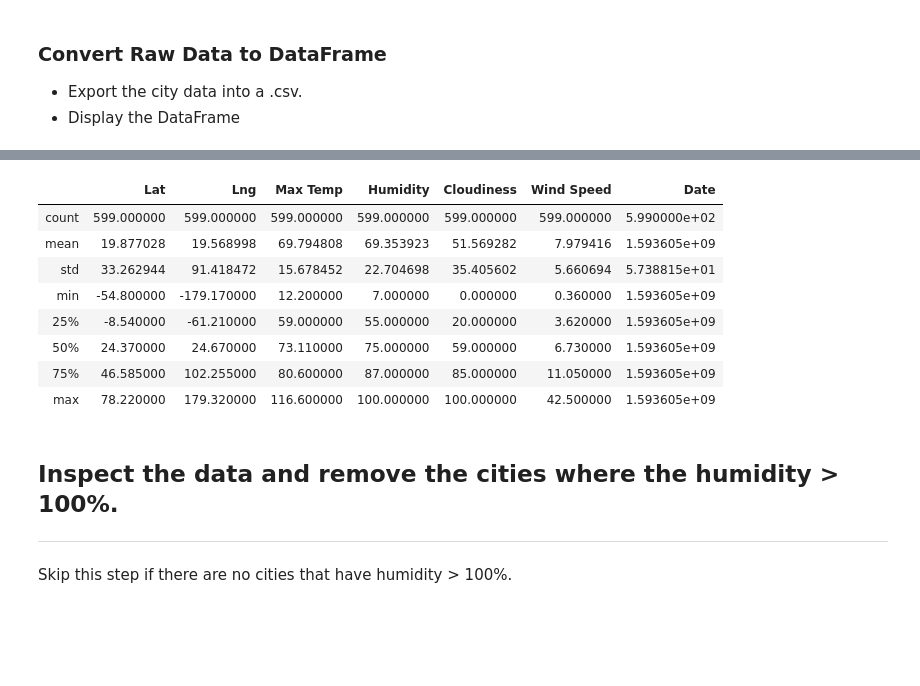
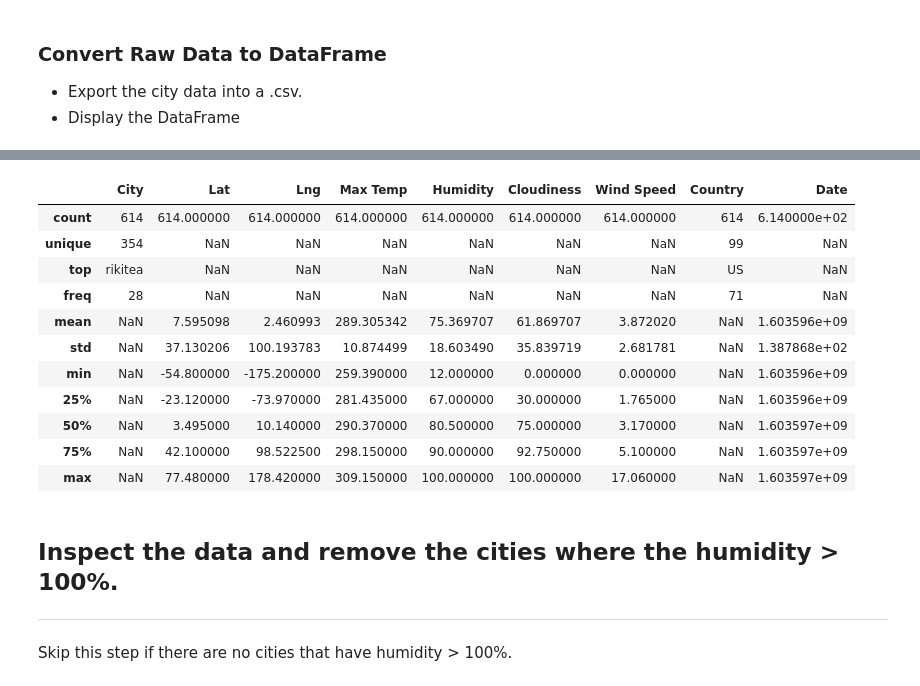
Before and after one commit to skhelifi1/APIs, a Jupyter notebook: WeatherPy/WeatherPy.ipynb, the cells around one changed output, grey strips where cells are left out. Drawn from its saved outputs; the diff is of its cells as text; code cells hidden in the pictures; blank space fills up the shorter version.

```diff
--- a/WeatherPy/WeatherPy.ipynb
+++ b/WeatherPy/WeatherPy.ipynb
@@ -128,15 +125,18 @@ FileNotFoundError: [Errno 2] No such file or directory: 'output/city_data.csv'
 # %%
-weather_df.describe(incluse="all")
+weather_df.describe(include="all")
 # %% [output]
-|  | Lat | Lng | Max Temp | Humidity | Cloudiness | Wind Speed | Date |
-| count | 599.000000 | 599.000000 | 599.000000 | 599.000000 | 599.000000 | 599.000000 | 5.990000e+02 |
-| mean | 19.877028 | 19.568998 | 69.794808 | 69.353923 | 51.569282 | 7.979416 | 1.593605e+09 |
-| std | 33.262944 | 91.418472 | 15.678452 | 22.704698 | 35.405602 | 5.660694 | 5.738815e+01 |
-| min | -54.800000 | -179.170000 | 12.200000 | 7.000000 | 0.000000 | 0.360000 | 1.593605e+09 |
-| 25% | -8.540000 | -61.210000 | 59.000000 | 55.000000 | 20.000000 | 3.620000 | 1.593605e+09 |
-| 50% | 24.370000 | 24.670000 | 73.110000 | 75.000000 | 59.000000 | 6.730000 | 1.593605e+09 |
-| 75% | 46.585000 | 102.255000 | 80.600000 | 87.000000 | 85.000000 | 11.050000 | 1.593605e+09 |
-| max | 78.220000 | 179.320000 | 116.600000 | 100.000000 | 100.000000 | 42.500000 | 1.593605e+09 |
+|  | City | Lat | Lng | Max Temp | Humidity | Cloudiness | Wind Speed | Country | Date |
+| count | 614 | 614.000000 | 614.000000 | 614.000000 | 614.000000 | 614.000000 | 614.000000 | 614 | 6.140000e+02 |
+| unique | 354 | NaN | NaN | NaN | NaN | NaN | NaN | 99 | NaN |
+| top | rikitea | NaN | NaN | NaN | NaN | NaN | NaN | US | NaN |
+| freq | 28 | NaN | NaN | NaN | NaN | NaN | NaN | 71 | NaN |
+| mean | NaN | 7.595098 | 2.460993 | 289.305342 | 75.369707 | 61.869707 | 3.872020 | NaN | 1.603596e+09 |
+| std | NaN | 37.130206 | 100.193783 | 10.874499 | 18.603490 | 35.839719 | 2.681781 | NaN | 1.387868e+02 |
+| min | NaN | -54.800000 | -175.200000 | 259.390000 | 12.000000 | 0.000000 | 0.000000 | NaN | 1.603596e+09 |
+| 25% | NaN | -23.120000 | -73.970000 | 281.435000 | 67.000000 | 30.000000 | 1.765000 | NaN | 1.603596e+09 |
+| 50% | NaN | 3.495000 | 10.140000 | 290.370000 | 80.500000 | 75.000000 | 3.170000 | NaN | 1.603597e+09 |
+| 75% | NaN | 42.100000 | 98.522500 | 298.150000 | 90.000000 | 92.750000 | 5.100000 | NaN | 1.603597e+09 |
+| max | NaN | 77.480000 | 178.420000 | 309.150000 | 100.000000 | 100.000000 | 17.060000 | NaN | 1.603597e+09 |
 # %% [markdown]
 ## Inspect the data and remove the cities where the humidity > 100%.
 ----
```
Also changed, not shown: parts of 20 cells of this notebook, 13 other files.
